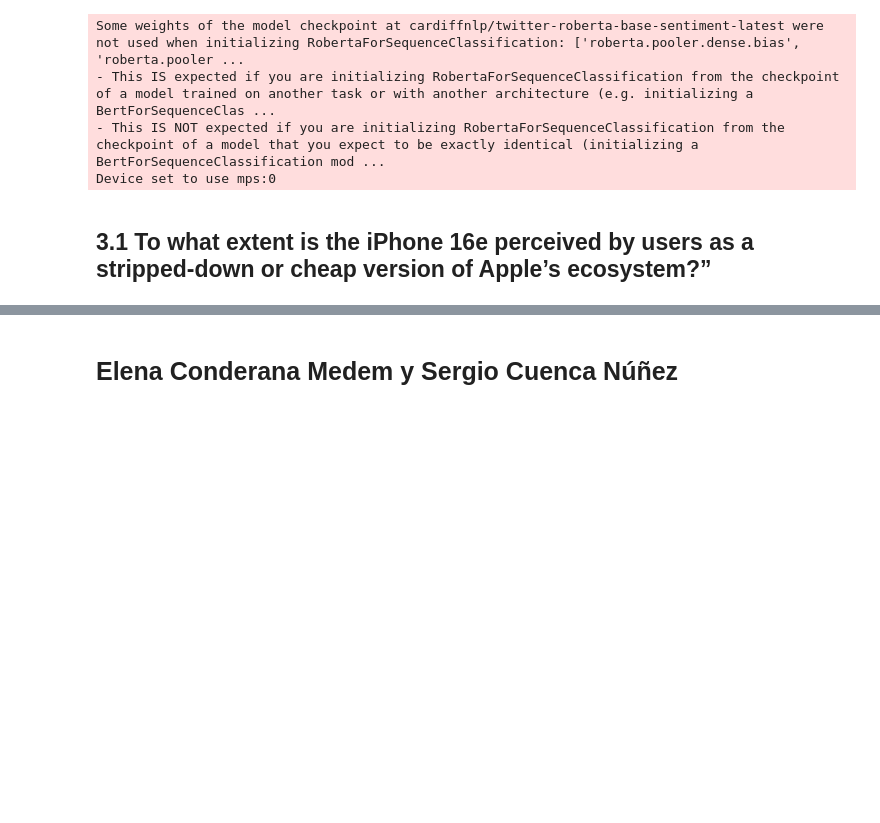
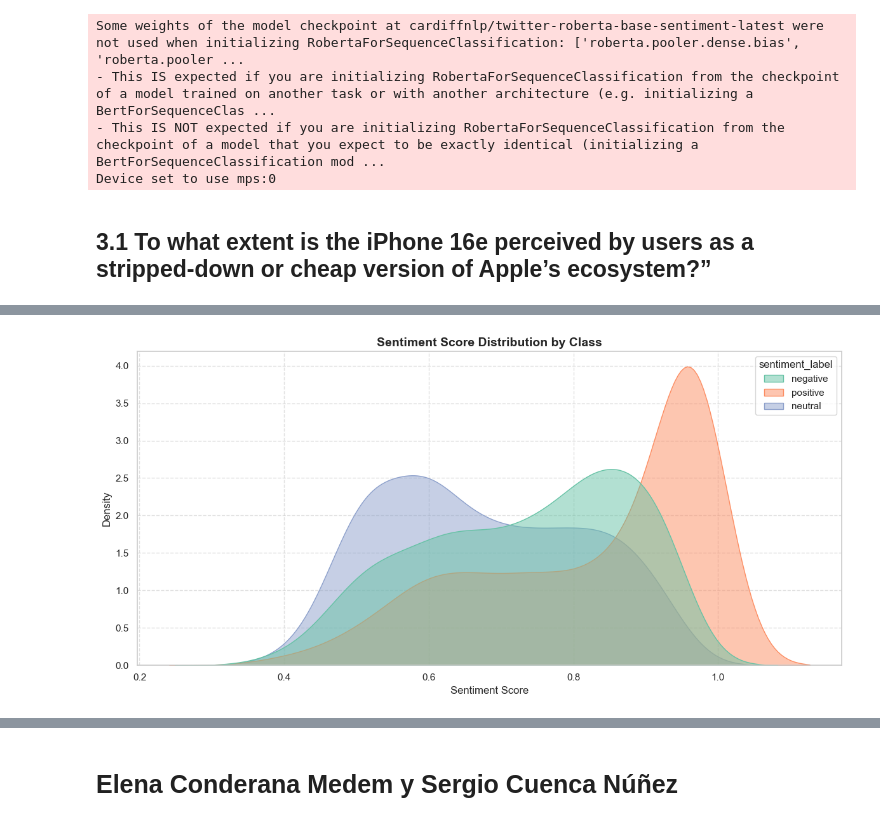
Before and after one commit to SergioCuencaNunez/asw-labs, a Jupyter notebook: project/project.ipynb, the cells around one changed output, grey strips where cells are left out. Saved outputs shown, nothing was run; the diff lists cells and outputs as text; code cells hidden in the pictures; blank space fills up the shorter version.

```diff
--- a/project/project.ipynb
+++ b/project/project.ipynb
@@ -959,0 +956,13 @@ Passing `palette` without assigning `hue` is deprecated and will be removed in v
+# %%
+# Sentiment Distribution
+plt.figure(figsize=(12, 6), facecolor='none')
+sns.kdeplot(data=iphone_16e, x="sentiment_score", hue="sentiment_label", palette="Set2", fill=True, common_norm=False, alpha=0.5)
+plt.title("Sentiment Score Distribution by Class", fontsize=14, weight="bold")
+plt.xlabel("Sentiment Score", fontsize=12)
+plt.ylabel("Density", fontsize=12)
+plt.grid(linestyle="--", alpha=0.6)
+plt.tight_layout()
+plt.gca().set_facecolor('none')
+plt.show()
+# %% [output]
+[figure, added]
```
Also changed, not shown: parts of 8 cells of this notebook.
